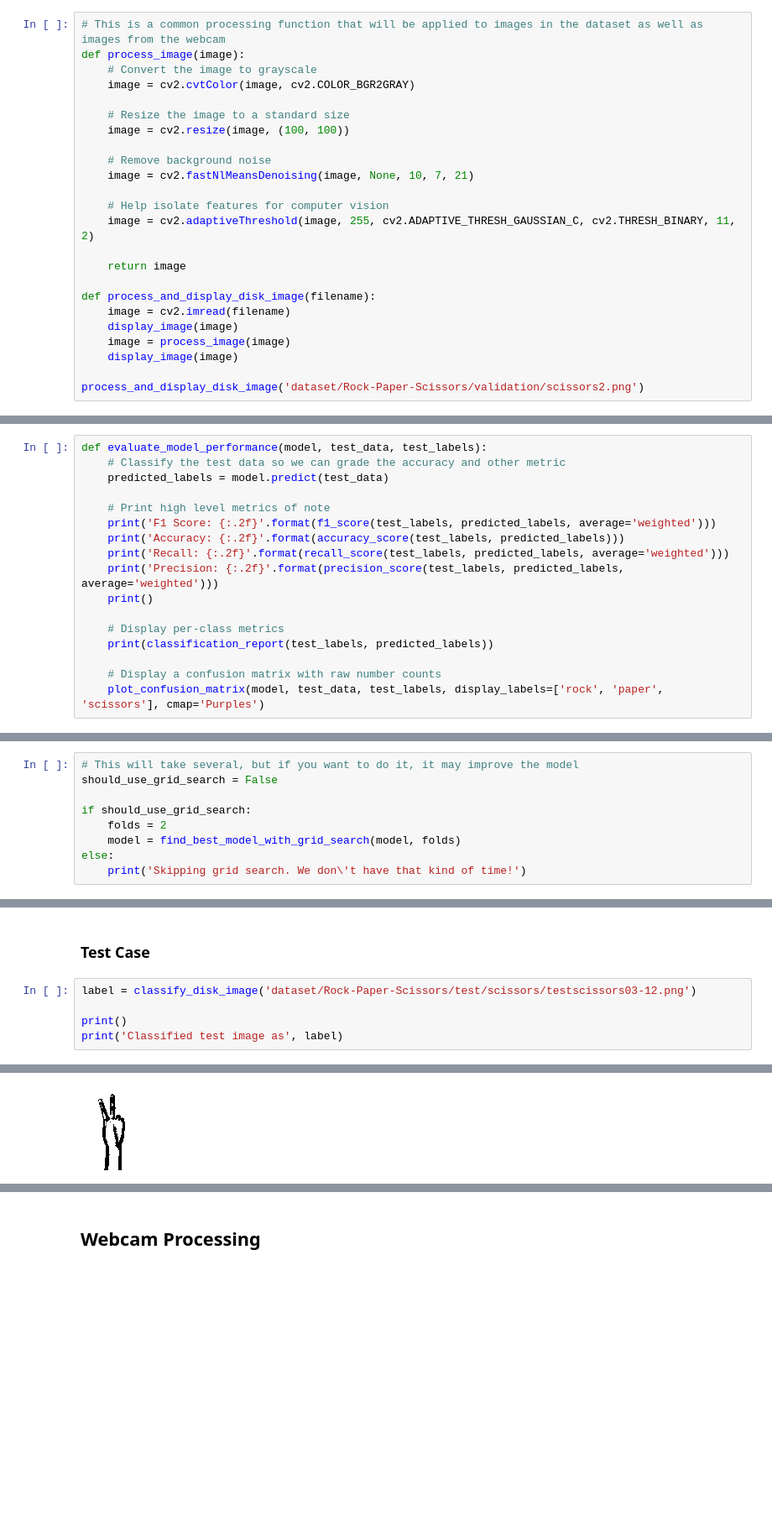
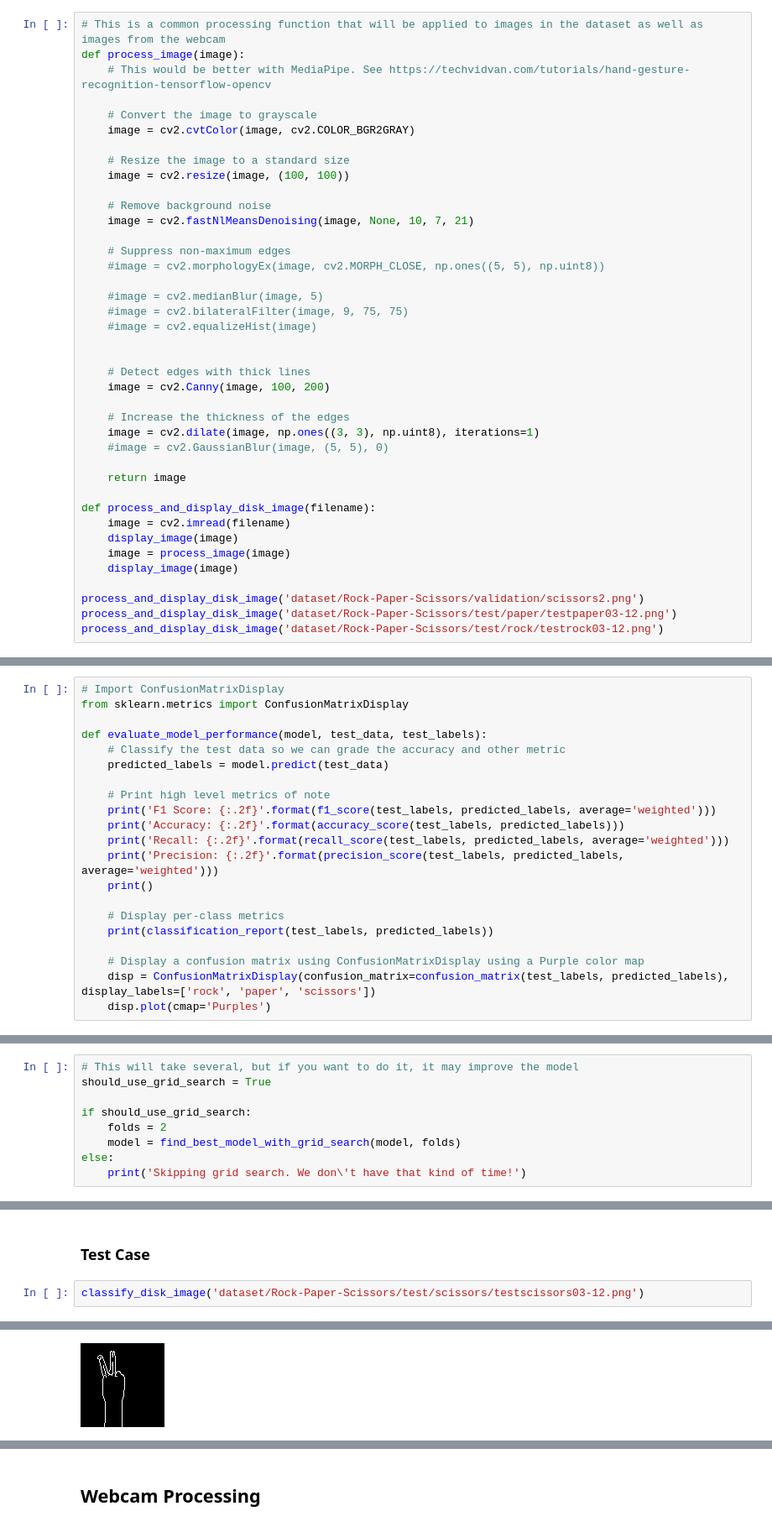
Before and after one commit to IntegerMan/PythonRockPaperScissors, a Jupyter notebook: FinalProject - Matt Eland.ipynb, the cells around one changed output, grey strips where cells are left out. Shown at 84% size. Cells and saved outputs as stored; diff of their text form; blank space fills up the shorter version.

```diff
--- a/FinalProject - Matt Eland.ipynb
+++ b/FinalProject - Matt Eland.ipynb
@@ -92,6 +92,8 @@ dataset already exists
 # %%
 # This is a common processing function that will be applied to images in the dataset as well as images from the webcam
 def process_image(image):
+    # This would be better with MediaPipe. See https://techvidvan.com/tutorials/hand-gesture-recognition-tensorflow-opencv
+
     # Convert the image to grayscale
     image = cv2.cvtColor(image, cv2.COLOR_BGR2GRAY)
 
@@ -101,8 +103,20 @@ def process_image(image):
     # Remove background noise
     image = cv2.fastNlMeansDenoising(image, None, 10, 7, 21)
 
-    # Help isolate features for computer vision
-    image = cv2.adaptiveThreshold(image, 255, cv2.ADAPTIVE_THRESH_GAUSSIAN_C, cv2.THRESH_BINARY, 11, 2)
+    # Suppress non-maximum edges
+    #image = cv2.morphologyEx(image, cv2.MORPH_CLOSE, np.ones((5, 5), np.uint8))
+
+    #image = cv2.medianBlur(image, 5)
+    #image = cv2.bilateralFilter(image, 9, 75, 75)
+    #image = cv2.equalizeHist(image)
+
+
+    # Detect edges with thick lines
+    image = cv2.Canny(image, 100, 200)
+
+    # Increase the thickness of the edges
+    image = cv2.dilate(image, np.ones((3, 3), np.uint8), iterations=1)
+    #image = cv2.GaussianBlur(image, (5, 5), 0)
 
     return image
 
@@ -113,5 +127,7 @@ def process_and_display_disk_image(filename):
     display_image(image)
 
 process_and_display_disk_image('dataset/Rock-Paper-Scissors/validation/scissors2.png')
+process_and_display_disk_image('dataset/Rock-Paper-Scissors/test/paper/testpaper03-12.png')
+process_and_display_disk_image('dataset/Rock-Paper-Scissors/test/rock/testrock03-12.png')
 # %% [output]
 [figure]
@@ -193,5 +216,8 @@ Trained MLPClassifier(activation='tanh', hidden_layer_sizes=100,
               solver='sgd')
 # %%
+# Import ConfusionMatrixDisplay
+from sklearn.metrics import ConfusionMatrixDisplay
+
 def evaluate_model_performance(model, test_data, test_labels):
     # Classify the test data so we can grade the accuracy and other metric
     predicted_labels = model.predict(test_data)
@@ -206,8 +232,9 @@ def evaluate_model_performance(model, test_data, test_labels):
     # Display per-class metrics
     print(classification_report(test_labels, predicted_labels))
 
-    # Display a confusion matrix with raw number counts
-    plot_confusion_matrix(model, test_data, test_labels, display_labels=['rock', 'paper', 'scissors'], cmap='Purples')
+    # Display a confusion matrix using ConfusionMatrixDisplay using a Purple color map
+    disp = ConfusionMatrixDisplay(confusion_matrix=confusion_matrix(test_labels, predicted_labels), display_labels=['rock', 'paper', 'scissors'])
+    disp.plot(cmap='Purples')
 # %%
 # Evaluate the performance of our initial model
 evaluate_model_performance(model, test_data, test_labels)
@@ -257,7 +283,7 @@ def find_best_model_with_grid_search(model, folds=2):
     return grid_search.best_estimator_
 # %%
 # This will take several, but if you want to do it, it may improve the model
-should_use_grid_search = False
+should_use_grid_search = True
 
 if should_use_grid_search:
     folds = 2
@@ -333,10 +335,7 @@ def classify_disk_image(filename):
 # %% [markdown]
 ### Test Case
 # %%
-label = classify_disk_image('dataset/Rock-Paper-Scissors/test/scissors/testscissors03-12.png')
-
-print()
-print('Classified test image as', label)
+classify_disk_image('dataset/Rock-Paper-Scissors/test/scissors/testscissors03-12.png')
 # %% [output]
 [figure]
-[figure, old version]
+[figure, new version]
```
Also changed, not shown: parts of 25 cells of this notebook, 1 other file.
